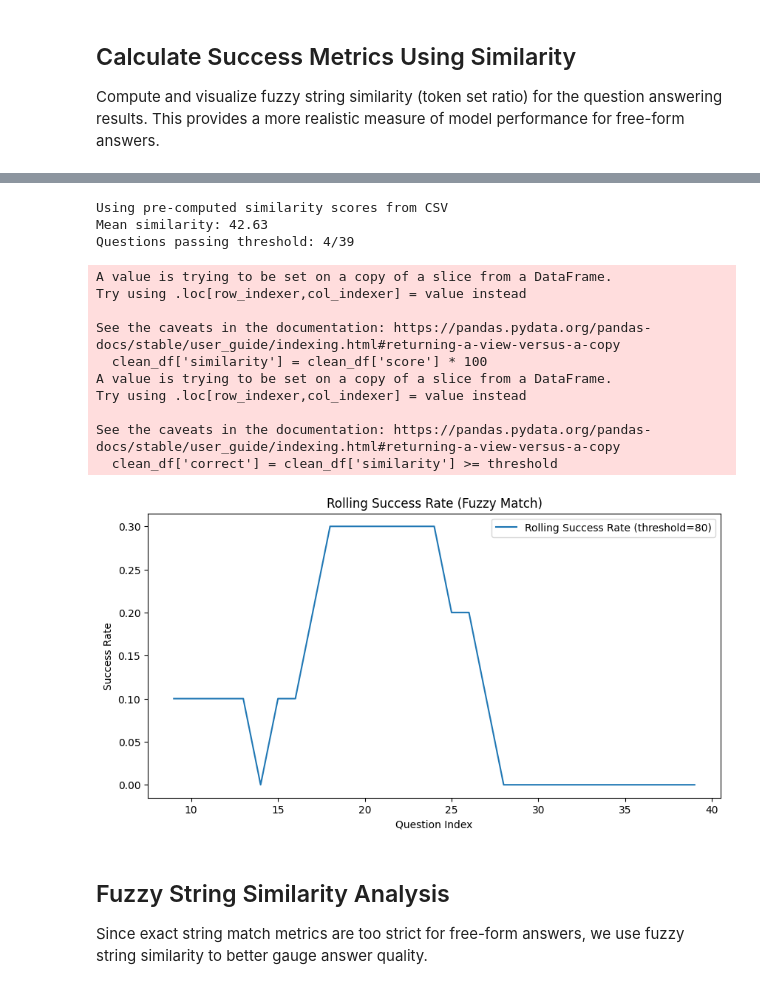
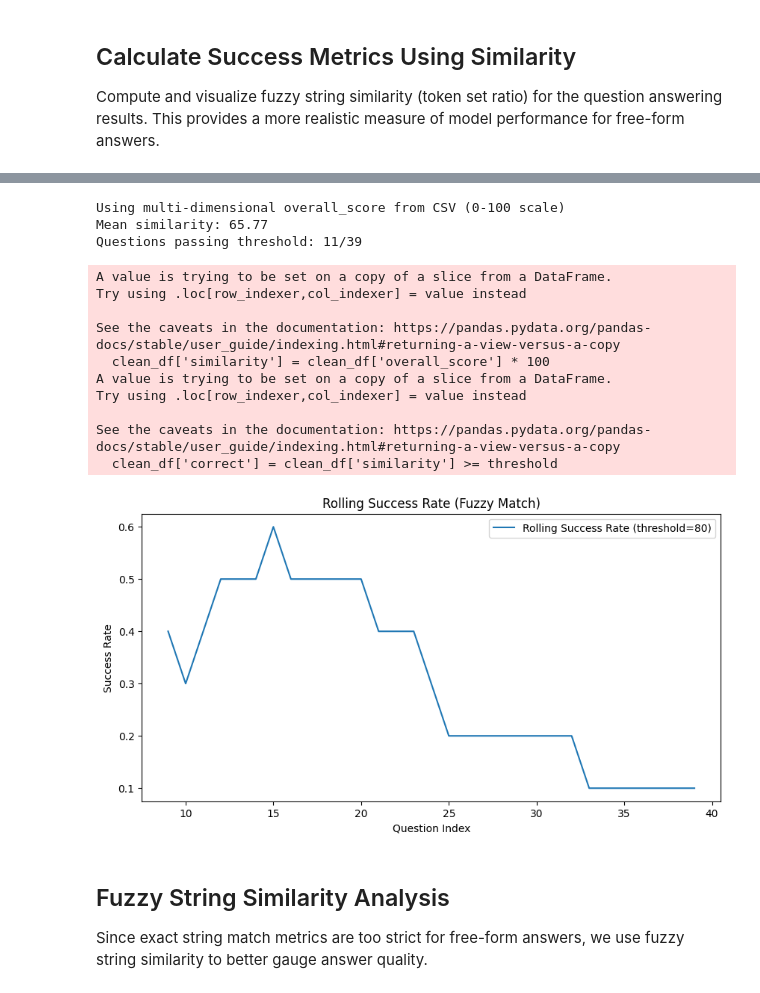
Before and after one commit to n-boshnakov/boardgame-rules-checker, a Jupyter notebook: notebooks/qa_success_analysis.ipynb, the cells around one changed output, grey strips where cells are left out. Saved outputs shown, nothing was run; the diff lists cells and outputs as text; code cells hidden in the pictures.

```diff
--- a/notebooks/qa_success_analysis.ipynb
+++ b/notebooks/qa_success_analysis.ipynb
@@ -69,13 +142,17 @@ Compute and visualize fuzzy string similarity (token set ratio) for the question
 # Define threshold for fuzzy match success
 threshold = 80
 
-# Use pre-computed similarity scores from CSV's 'score' column (0-1 normalized)
-# Convert to 0-100 scale to match token_set_ratio convention
-if 'score' in clean_df.columns and 'similarity' not in clean_df.columns:
+# Handle different score column formats from QA batch runs
+if 'overall_score' in clean_df.columns:
+    # Multi-dimensional scoring format (0-1 scale) - USE THIS for new runs
+    clean_df['similarity'] = clean_df['overall_score'] * 100
+    print('Using multi-dimensional overall_score from CSV (0-100 scale)')
+elif 'score' in clean_df.columns and 'similarity' not in clean_df.columns:
+    # Old single-score format (0-1 scale)
     clean_df['similarity'] = clean_df['score'] * 100
-    print('Using pre-computed similarity scores from CSV')
+    print('Using pre-computed similarity scores from CSV (old format)')
 elif 'similarity' not in clean_df.columns:
-    # Fallback: compute if not present
+    # Fallback: compute text similarity if not present
     try:
         from rapidfuzz import fuzz
     except ImportError:
@@ -83,39 +160,39 @@ elif 'similarity' not in clean_df.columns:
         subprocess.check_call([sys.executable, '-m', 'pip', 'install', 'rapidfuzz'])
         from rapidfuzz import fuzz
     similarities = [fuzz.token_set_ratio(str(gt), str(pred)) for gt, pred in zip(clean_df['ground_truth'], clean_df['predicted'])]
     clean_df['similarity'] = similarities
-    print('Computed similarity scores using rapidfuzz')
+    print('Computed text similarity scores using rapidfuzz (fallback)')
 
 clean_df['correct'] = clean_df['similarity'] >= threshold
 
 print(f'Mean similarity: {clean_df["similarity"].mean():.2f}')
 print(f'Questions passing threshold: {clean_df["correct"].sum()}/{len(clean_df)}')
 
 # Rolling success rate
 window = 10
 rolling_success = clean_df['correct'].rolling(window).mean()
 plt.figure(figsize=(10,5))
 plt.plot(rolling_success, label=f'Rolling Success Rate (threshold={threshold})')
 plt.xlabel('Question Index')
 plt.ylabel('Success Rate')
 plt.title('Rolling Success Rate (Fuzzy Match)')
 plt.legend()
 plt.show()
 # %% [output]
-Using pre-computed similarity scores from CSV
-Mean similarity: 42.63
-Questions passing threshold: 4/39
+Using multi-dimensional overall_score from CSV (0-100 scale)
+Mean similarity: 65.77
+Questions passing threshold: 11/39
 A value is trying to be set on a copy of a slice from a DataFrame.
 Try using .loc[row_indexer,col_indexer] = value instead
 
 See the caveats in the documentation: https://pandas.pydata.org/pandas-docs/stable/user_guide/indexing.html#returning-a-view-versus-a-copy
-  clean_df['similarity'] = clean_df['score'] * 100
+  clean_df['similarity'] = clean_df['overall_score'] * 100
 A value is trying to be set on a copy of a slice from a DataFrame.
 Try using .loc[row_indexer,col_indexer] = value instead
 
 See the caveats in the documentation: https://pandas.pydata.org/pandas-docs/stable/user_guide/indexing.html#returning-a-view-versus-a-copy
   clean_df['correct'] = clean_df['similarity'] >= threshold
-[figure, old version]
+[figure, new version]
 # %% [markdown]
 ## Fuzzy String Similarity Analysis
 
```
Also changed, not shown: parts of 8 cells of this notebook, 25 other files.
